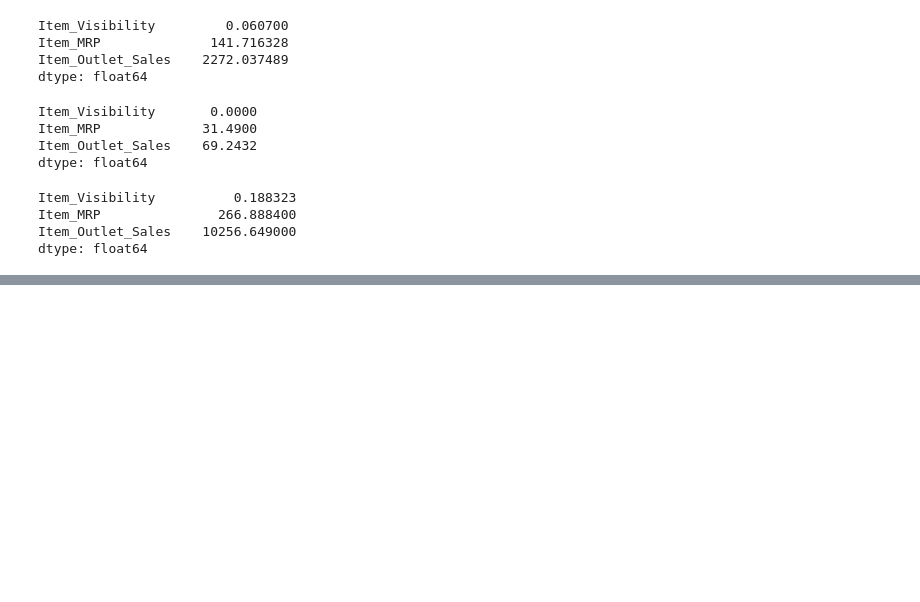
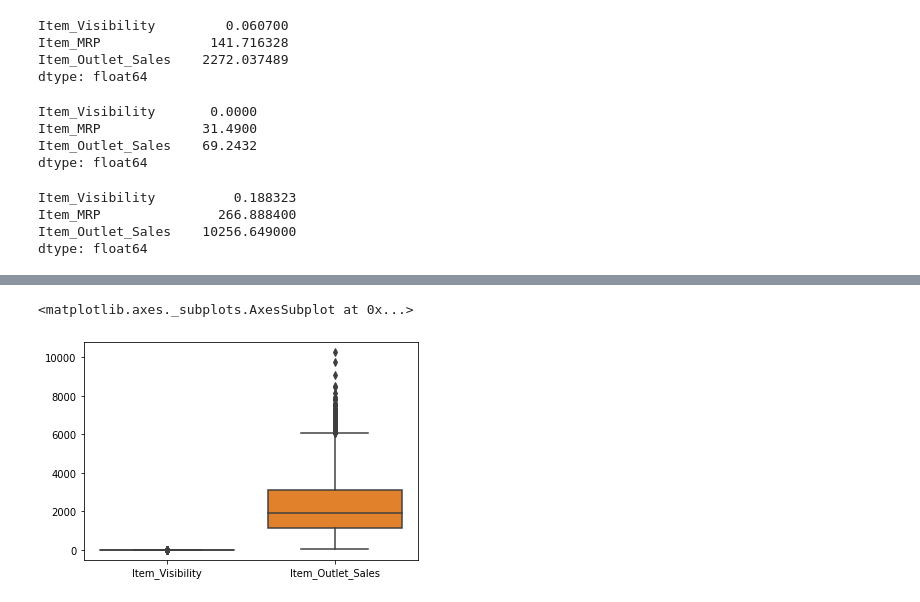
Before and after one commit to SarahJane86/food-sales-predictions, a Jupyter notebook: FoodSales(PROJECT).ipynb, the cells around one changed output, grey strips where cells are left out. Drawn from its saved outputs; the diff is of its cells as text; code cells hidden in the pictures; blank space fills up the shorter version.

```diff
--- a/FoodSales(PROJECT).ipynb
+++ b/FoodSales(PROJECT).ipynb
@@ -246,0 +279,5 @@ dtype: float64
+# %%
+sns.boxplot(data= df.loc[:,['Item_Visibility', 'Item_Outlet_Sales']]) ##Boxplot to view statistical summaries of various features in your dataset.
+# %% [output]
+<matplotlib.axes._subplots.AxesSubplot at 0x...>
+[figure, added]
```
Also changed, not shown: parts of 8 cells of this notebook.
